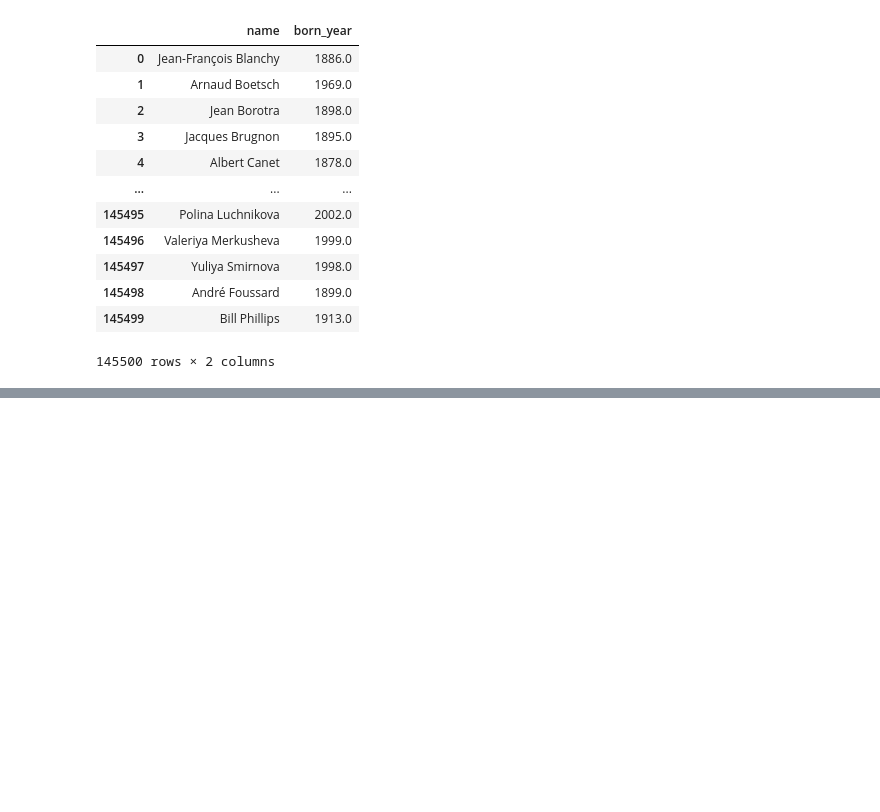
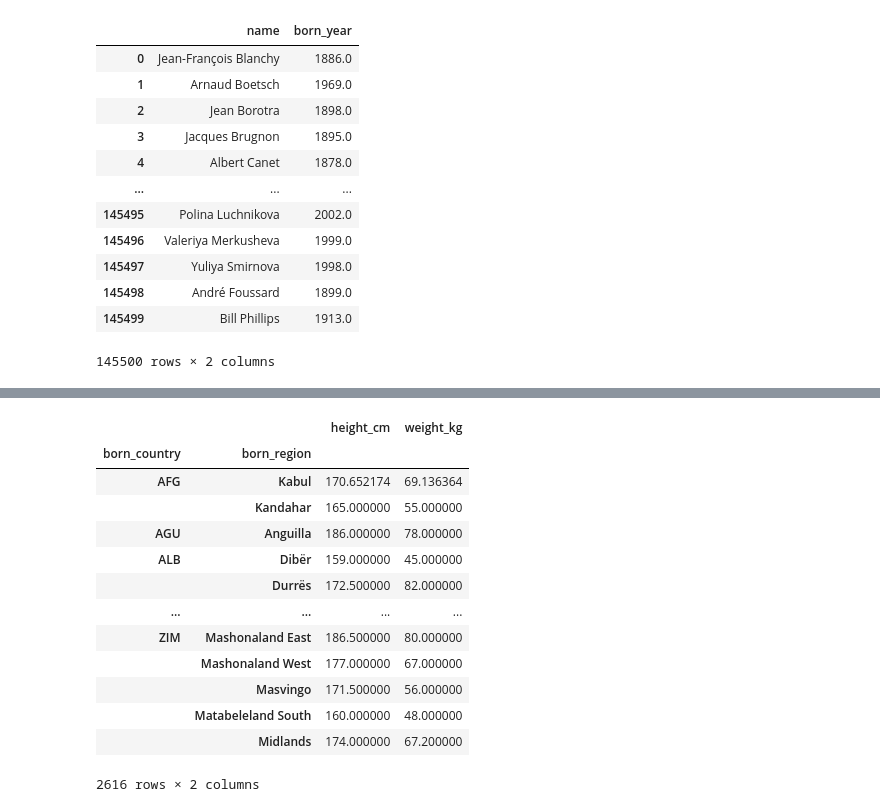
Before and after one commit to VRYeshwanth/complete-pandas-tutorial, a Jupyter notebook: tutorial.ipynb, the cells around one changed output, grey strips where cells are left out. Cells and saved outputs as stored; diff of their text form; code cells hidden in the pictures; blank space fills up the shorter version.

```diff
--- a/tutorial.ipynb
+++ b/tutorial.ipynb
@@ -202,0 +280,17 @@ bios_new.to_csv('./data/bios_new.csv', index=False)
+# %%
+bios.groupby(['born_country', 'born_region']).agg({'height_cm': 'mean', 'weight_kg': 'mean'})
+# %% [output]
+|  |  | height_cm | weight_kg |
+| born_country | born_region |  |  |
+| AFG | Kabul | 170.652174 | 69.136364 |
+|  | Kandahar | 165.000000 | 55.000000 |
+| AGU | Anguilla | 186.000000 | 78.000000 |
+| ALB | Dibër | 159.000000 | 45.000000 |
+|  | Durrës | 172.500000 | 82.000000 |
+| ... | ... | ... | ... |
+| ZIM | Mashonaland East | 186.500000 | 80.000000 |
+|  | Mashonaland West | 177.000000 | 67.000000 |
+|  | Masvingo | 171.500000 | 56.000000 |
+|  | Matabeleland South | 160.000000 | 48.000000 |
+|  | Midlands | 174.000000 | 67.200000 |
+2616 rows × 2 columns
```
Also changed, not shown: parts of 8 cells of this notebook.
